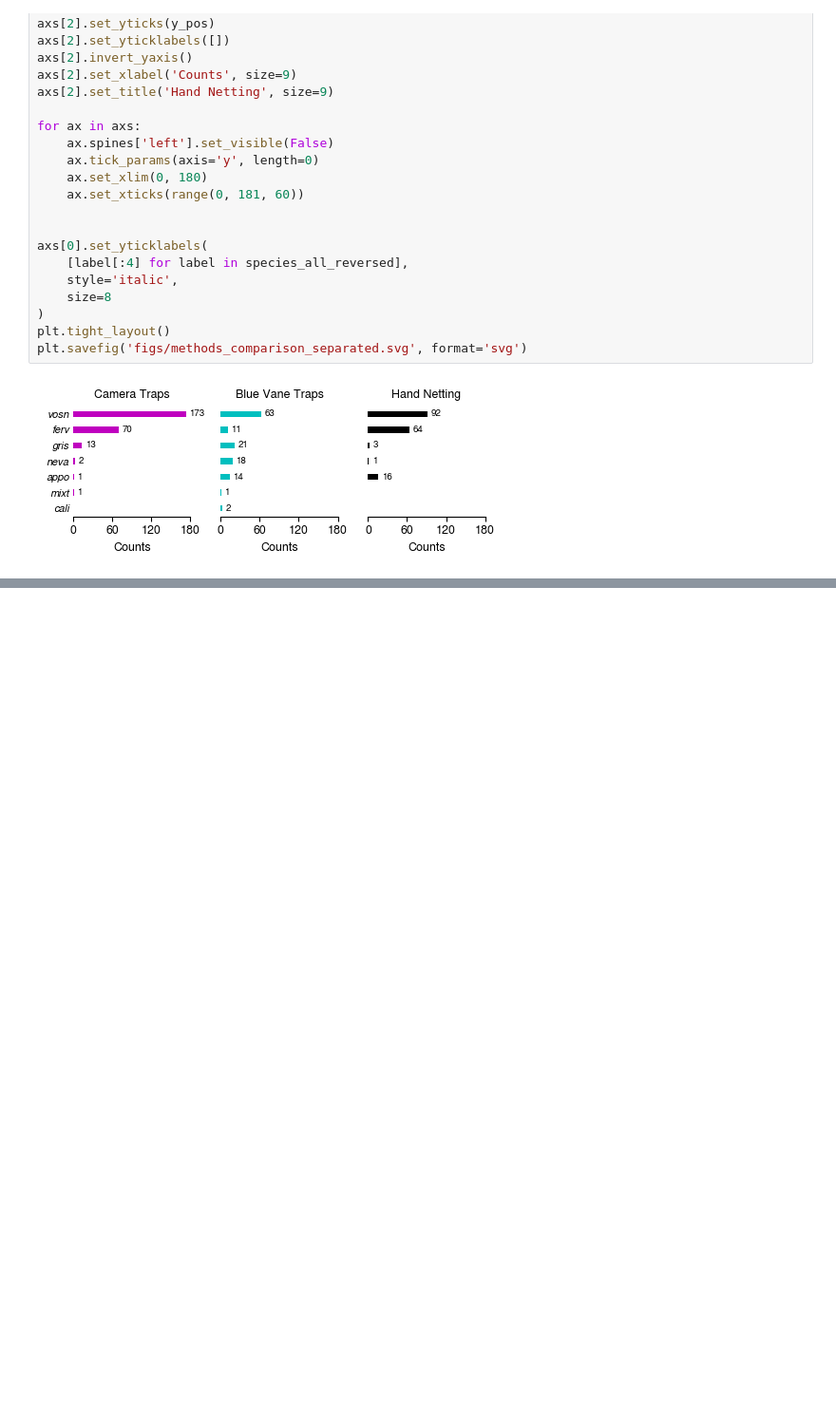
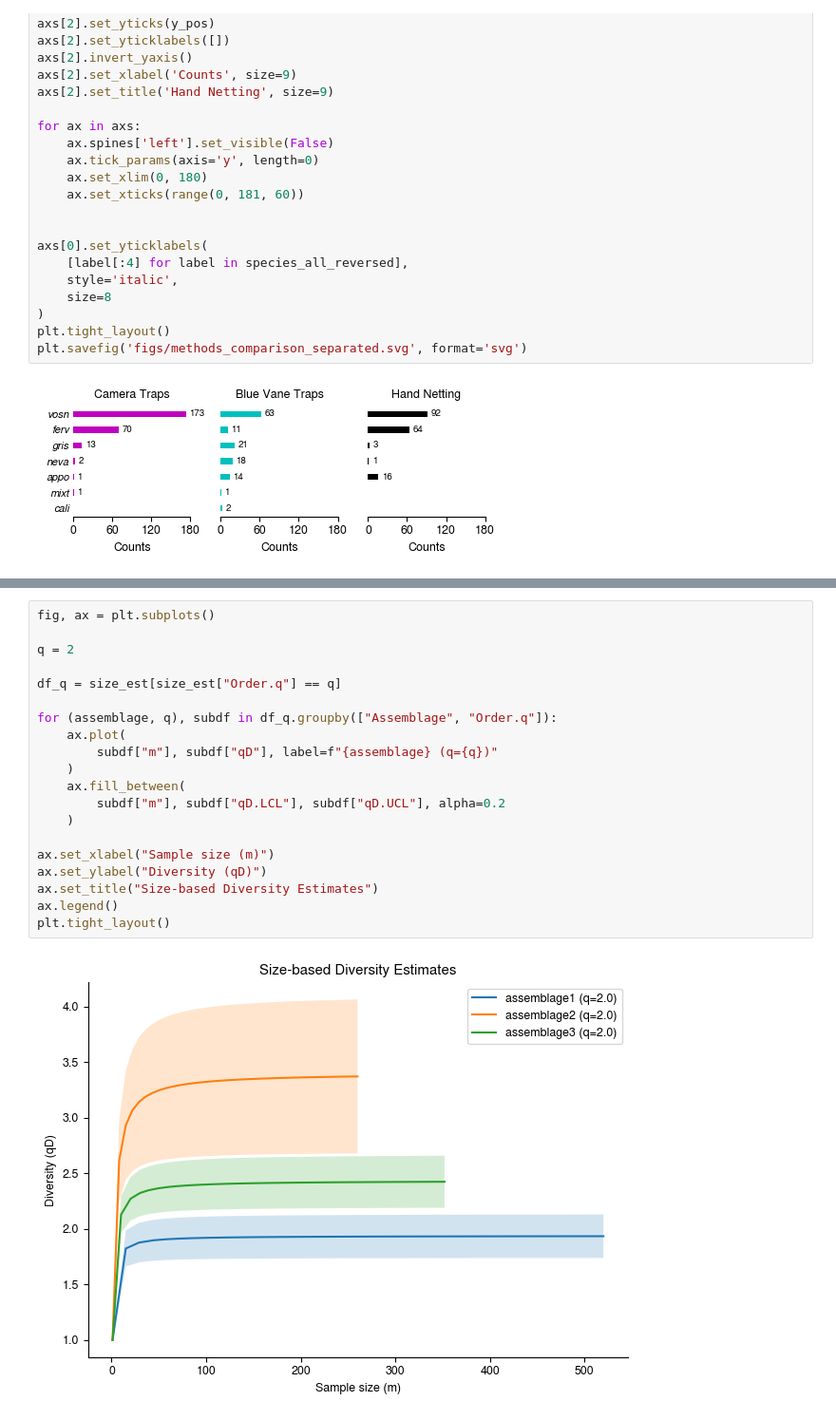
Before and after one commit to mparkergetz/bee_cam_data_processing, a Jupyter notebook: nb4_process_community_data.ipynb, the cells around one changed output, grey strips where cells are left out. Shown: that part at 95% size. Drawn from its saved outputs; the diff is of its cells as text; blank space fills up the shorter version.

```diff
--- a/nb4_process_community_data.ipynb
+++ b/nb4_process_community_data.ipynb
@@ -205,0 +445,22 @@ with open("csvs/abundance_list.json", "w") as f:
+# %%
+fig, ax = plt.subplots()
+
+q = 2
+
+df_q = size_est[size_est["Order.q"] == q]
+
+for (assemblage, q), subdf in df_q.groupby(["Assemblage", "Order.q"]):
+    ax.plot(
+        subdf["m"], subdf["qD"], label=f"{assemblage} (q={q})"
+    )
+    ax.fill_between(
+        subdf["m"], subdf["qD.LCL"], subdf["qD.UCL"], alpha=0.2
+    )
+
+ax.set_xlabel("Sample size (m)")
+ax.set_ylabel("Diversity (qD)")
+ax.set_title("Size-based Diversity Estimates")
+ax.legend()
+plt.tight_layout()
+# %% [output]
+[figure, added]
```
Also changed, not shown: parts of 12 cells of this notebook, 1 other file.
